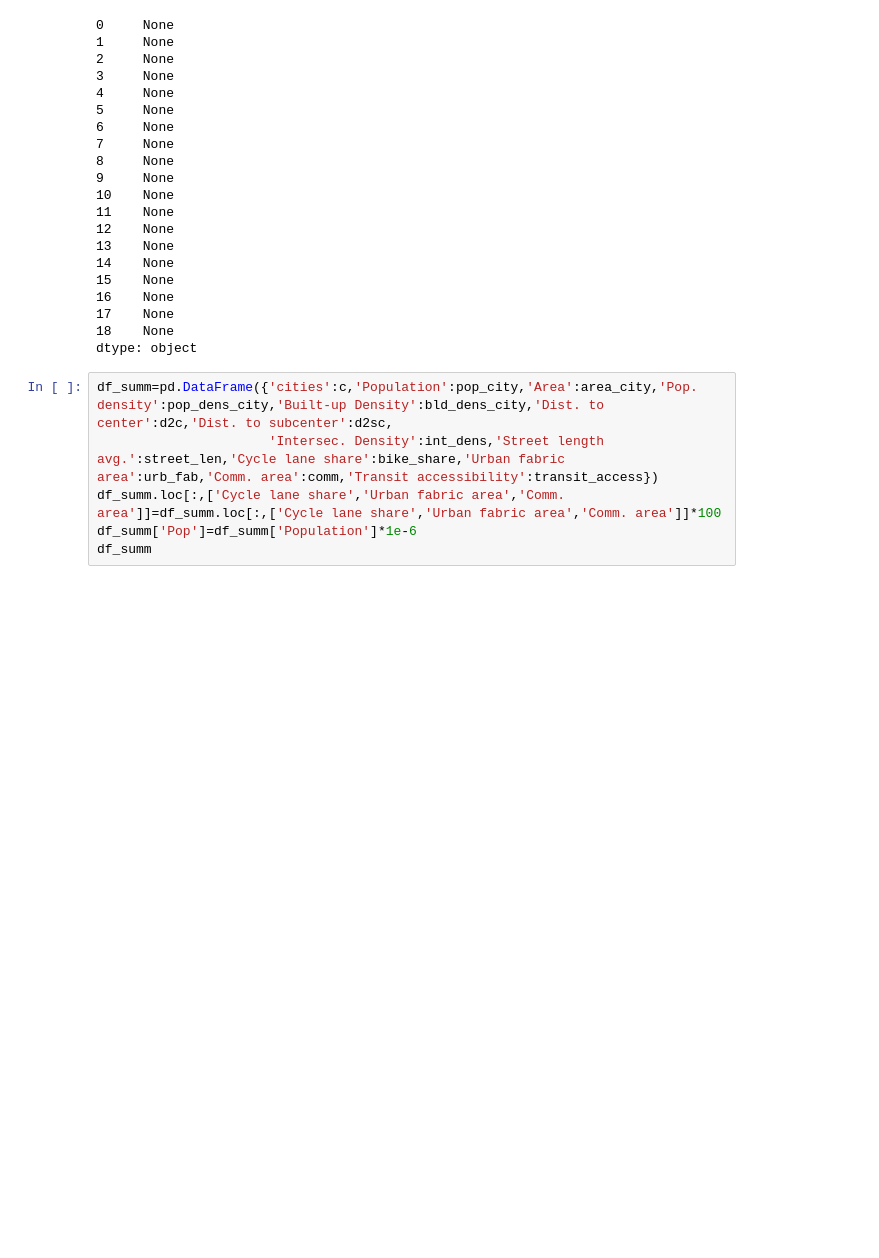
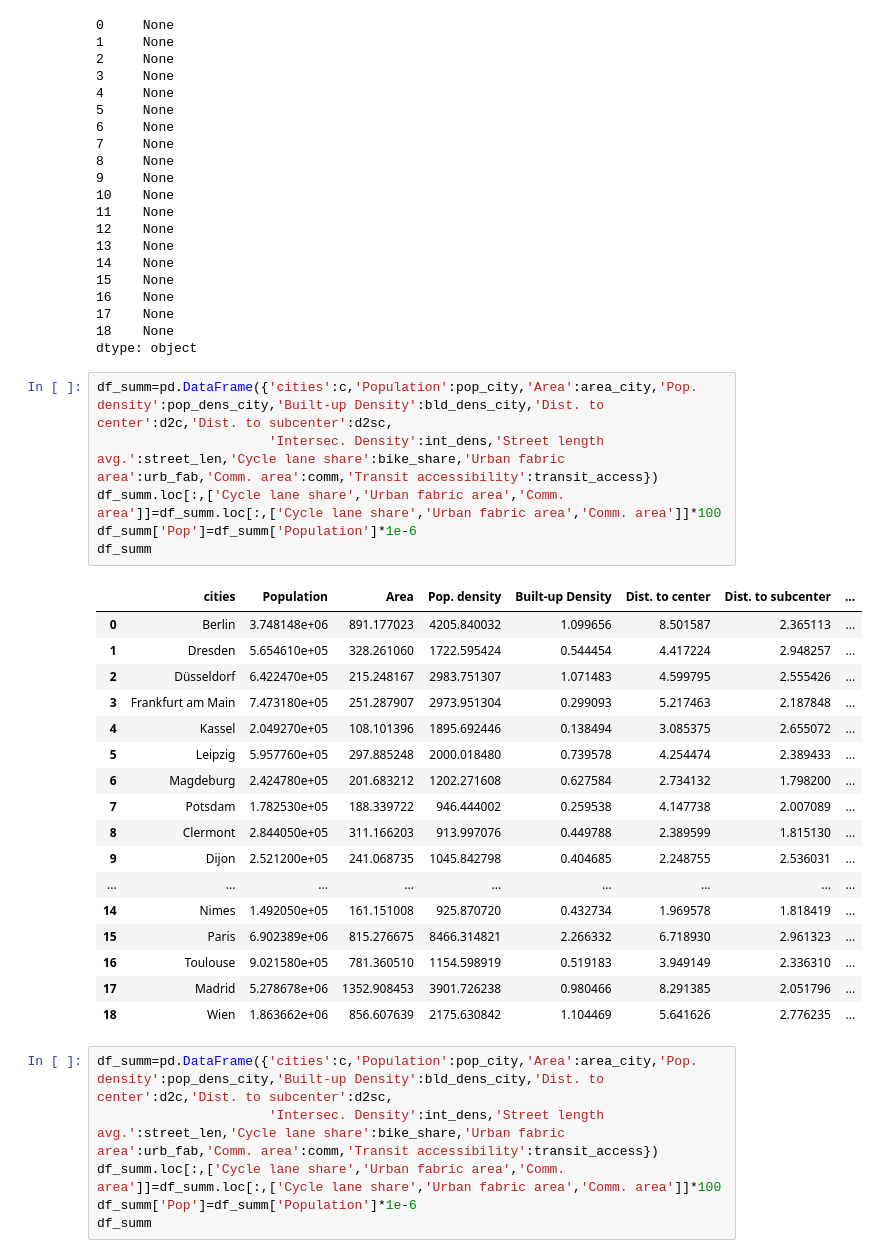
Before and after one commit to peterberr/sufficcs_mobility, a Jupyter notebook: code/summary_figures.ipynb, the cells around one changed output. Cells and saved outputs as stored; diff of their text form; blank space fills up the shorter version.

```diff
--- a/code/summary_figures.ipynb
+++ b/code/summary_figures.ipynb
@@ -229,6 +229,30 @@ Wien
 17    None
 18    None
 dtype: object
+# %%
+df_summ=pd.DataFrame({'cities':c,'Population':pop_city,'Area':area_city,'Pop. density':pop_dens_city,'Built-up Density':bld_dens_city,'Dist. to center':d2c,'Dist. to subcenter':d2sc,
+                      'Intersec. Density':int_dens,'Street length avg.':street_len,'Cycle lane share':bike_share,'Urban fabric area':urb_fab,'Comm. area':comm,'Transit accessibility':transit_access})
+df_summ.loc[:,['Cycle lane share','Urban fabric area','Comm. area']]=df_summ.loc[:,['Cycle lane share','Urban fabric area','Comm. area']]*100
+df_summ['Pop']=df_summ['Population']*1e-6
+df_summ
+# %% [output]
+|  | cities | Population | Area | Pop. density | Built-up Density | Dist. to center | Dist. to subcenter | ... |
+| 0 | Berlin | 3.748148e+06 | 891.177023 | 4205.840032 | 1.099656 | 8.501587 | 2.365113 | ... |
+| 1 | Dresden | 5.654610e+05 | 328.261060 | 1722.595424 | 0.544454 | 4.417224 | 2.948257 | ... |
+| 2 | Düsseldorf | 6.422470e+05 | 215.248167 | 2983.751307 | 1.071483 | 4.599795 | 2.555426 | ... |
+| 3 | Frankfurt am Main | 7.473180e+05 | 251.287907 | 2973.951304 | 0.299093 | 5.217463 | 2.187848 | ... |
+| 4 | Kassel | 2.049270e+05 | 108.101396 | 1895.692446 | 0.138494 | 3.085375 | 2.655072 | ... |
+| 5 | Leipzig | 5.957760e+05 | 297.885248 | 2000.018480 | 0.739578 | 4.254474 | 2.389433 | ... |
+| 6 | Magdeburg | 2.424780e+05 | 201.683212 | 1202.271608 | 0.627584 | 2.734132 | 1.798200 | ... |
+| 7 | Potsdam | 1.782530e+05 | 188.339722 | 946.444002 | 0.259538 | 4.147738 | 2.007089 | ... |
+| 8 | Clermont | 2.844050e+05 | 311.166203 | 913.997076 | 0.449788 | 2.389599 | 1.815130 | ... |
+| 9 | Dijon | 2.521200e+05 | 241.068735 | 1045.842798 | 0.404685 | 2.248755 | 2.536031 | ... |
+| ... | ... | ... | ... | ... | ... | ... | ... | ... |
+| 14 | Nimes | 1.492050e+05 | 161.151008 | 925.870720 | 0.432734 | 1.969578 | 1.818419 | ... |
+| 15 | Paris | 6.902389e+06 | 815.276675 | 8466.314821 | 2.266332 | 6.718930 | 2.961323 | ... |
+| 16 | Toulouse | 9.021580e+05 | 781.360510 | 1154.598919 | 0.519183 | 3.949149 | 2.336310 | ... |
+| 17 | Madrid | 5.278678e+06 | 1352.908453 | 3901.726238 | 0.980466 | 8.291385 | 2.051796 | ... |
+| 18 | Wien | 1.863662e+06 | 856.607639 | 2175.630842 | 1.104469 | 5.641626 | 2.776235 | ... |
 # %%
 df_summ=pd.DataFrame({'cities':c,'Population':pop_city,'Area':area_city,'Pop. density':pop_dens_city,'Built-up Density':bld_dens_city,'Dist. to center':d2c,'Dist. to subcenter':d2sc,
                       'Intersec. Density':int_dens,'Street length avg.':street_len,'Cycle lane share':bike_share,'Urban fabric area':urb_fab,'Comm. area':comm,'Transit accessibility':transit_access})
```
Also changed, not shown: parts of 6 cells of this notebook, 58 other files.
